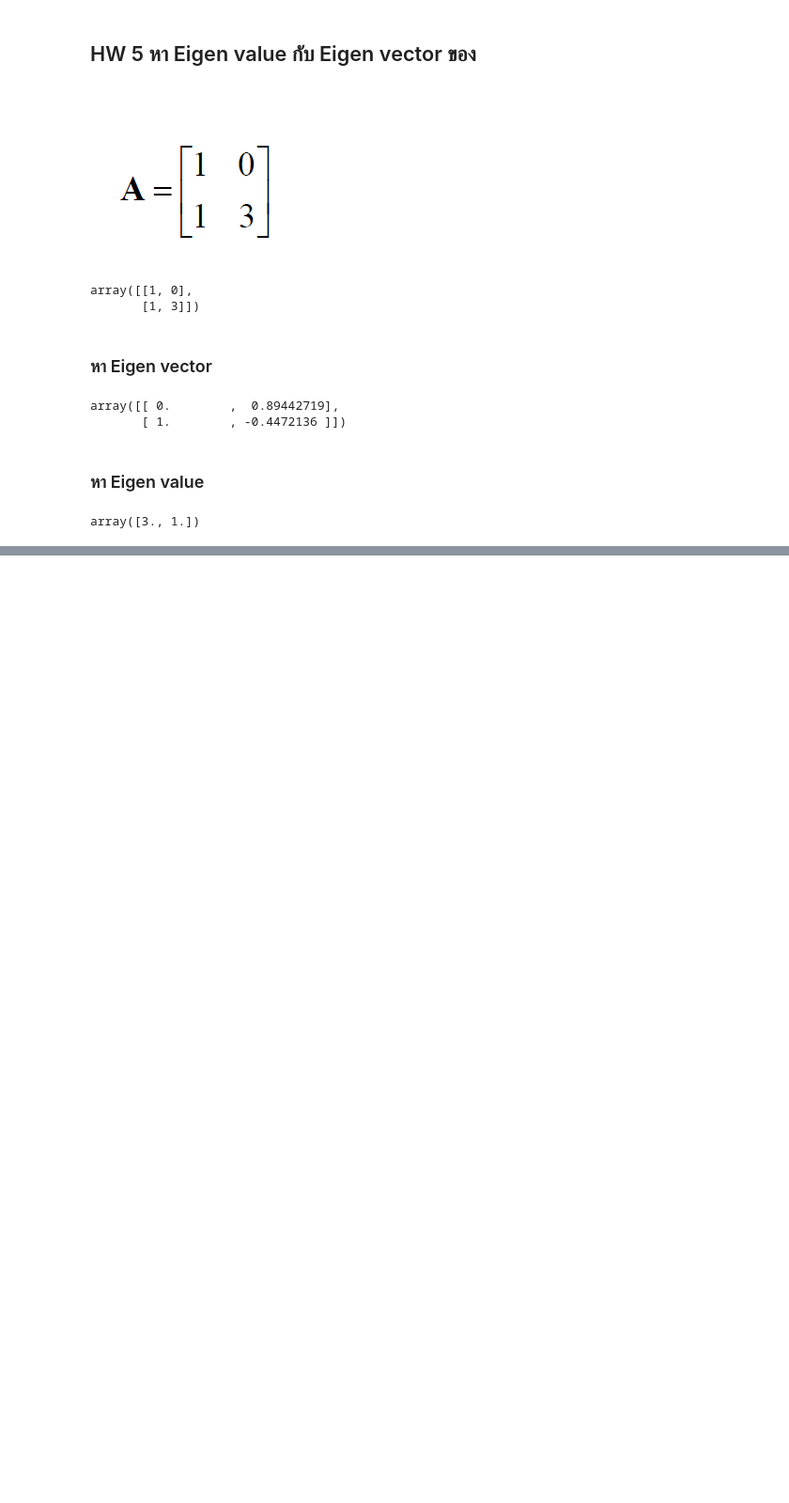
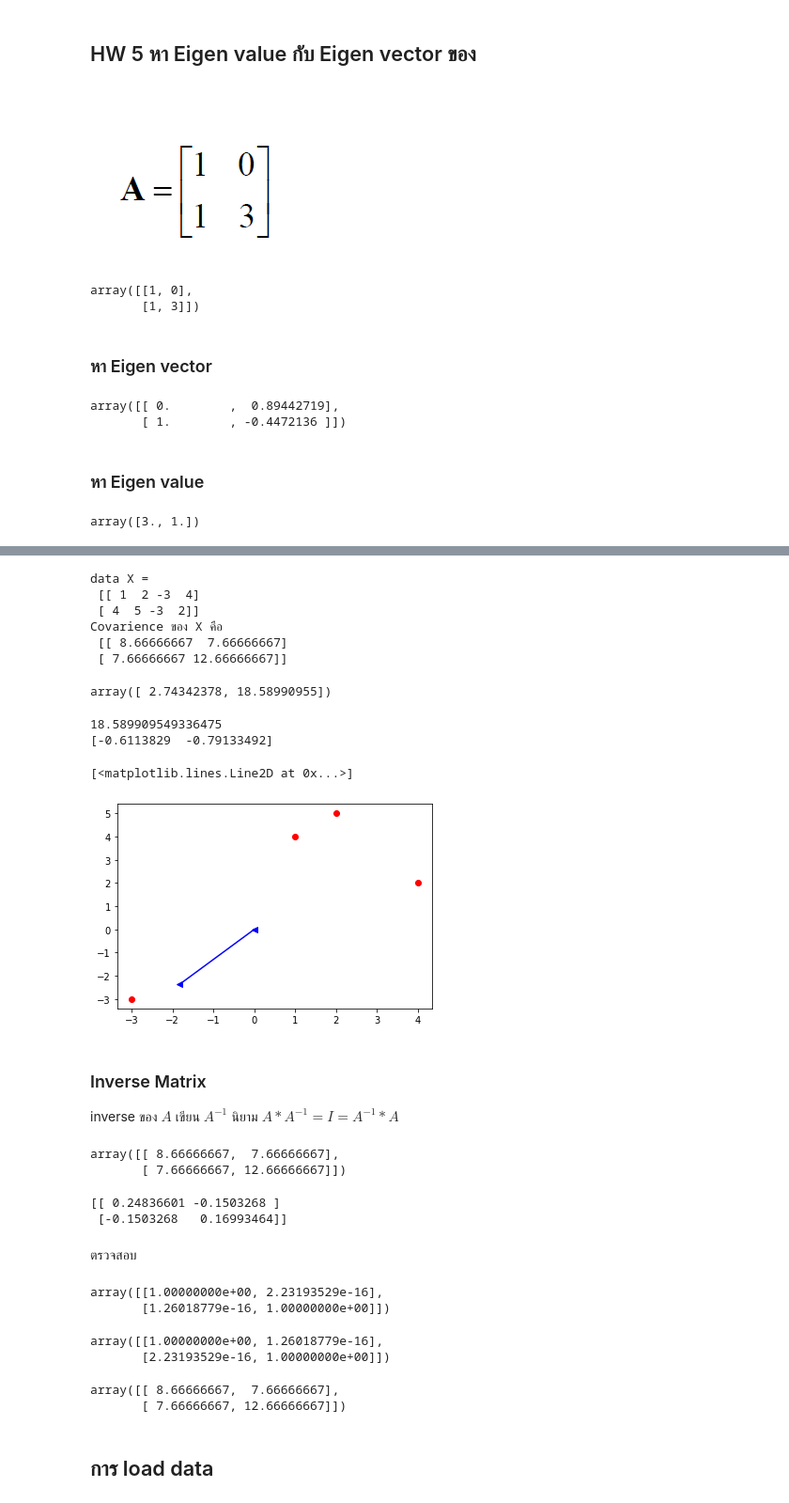
Before and after one commit to siriwat-heart/Multivariate, a Jupyter notebook: MVA001.ipynb, the cells around one changed output, grey strips where cells are left out. Shown: that part at 94% size. Saved outputs shown, nothing was run; the diff lists cells and outputs as text; code cells hidden in the pictures; blank space fills up the shorter version.

Commit message:
จบบทที่ 1 ทบทวนความรู้สำหรับเกี่ยวกับ Matrix

```diff
--- a/MVA001.ipynb
+++ b/MVA001.ipynb
@@ -256,0 +264,64 @@ array([3., 1.])
+# %%
+X = np.array([[1,2,-3,4],[4,5,-3,2]])
+print(f'data X =\n {X}')
+C_X = np.cov(X)
+print(f'Covarience ของ X คือ \n {C_X}')
+# %% [output]
+data X =
+ [[ 1  2 -3  4]
+ [ 4  5 -3  2]]
+Covarience ของ X คือ
+ [[ 8.66666667  7.66666667]
+ [ 7.66666667 12.66666667]]
+# %%
+W,V = np.linalg.eig(C_X)
+# %%
+W
+# %% [output]
+array([ 2.74342378, 18.58990955])
+# %%
+print(W[1])
+print(V[:,1])
+# %% [output]
+18.589909549336475
+[-0.6113829  -0.79133492]
+# %%
+plt.plot(X[0,:],X[1,:],'or')
+plt.plot([0,3*V[0,1]],[0,3*V[1,1]],'<-b')
+# %% [output]
+[<matplotlib.lines.Line2D at 0x...>]
+[figure, added]
+# %% [markdown]
+### Inverse Matrix
+inverse ของ $A$ เขียน $A^{-1}$
+นิยาม $A*A^{-1} = I = A^{-1}*A$
+# %%
+C_X
+# %% [output]
+array([[ 8.66666667,  7.66666667],
+       [ 7.66666667, 12.66666667]])
+# %%
+inv_C_X = np.linalg.inv(C_X)
+print(inv_C_X)
+# %% [output]
+[[ 0.24836601 -0.1503268 ]
+ [-0.1503268   0.16993464]]
+# %% [markdown]
+ตรวจสอบ
+# %%
+np.dot(C_X,inv_C_X)
+# %% [output]
+array([[1.00000000e+00, 2.23193529e-16],
+       [1.26018779e-16, 1.00000000e+00]])
+# %%
+np.dot(inv_C_X,C_X)
+# %% [output]
+array([[1.00000000e+00, 1.26018779e-16],
+       [2.23193529e-16, 1.00000000e+00]])
+# %%
+np.linalg.inv(inv_C_X)
+# %% [output]
+array([[ 8.66666667,  7.66666667],
+       [ 7.66666667, 12.66666667]])
+# %% [markdown]
+## การ load data
```
Also changed, not shown: parts of 3 cells of this notebook.
